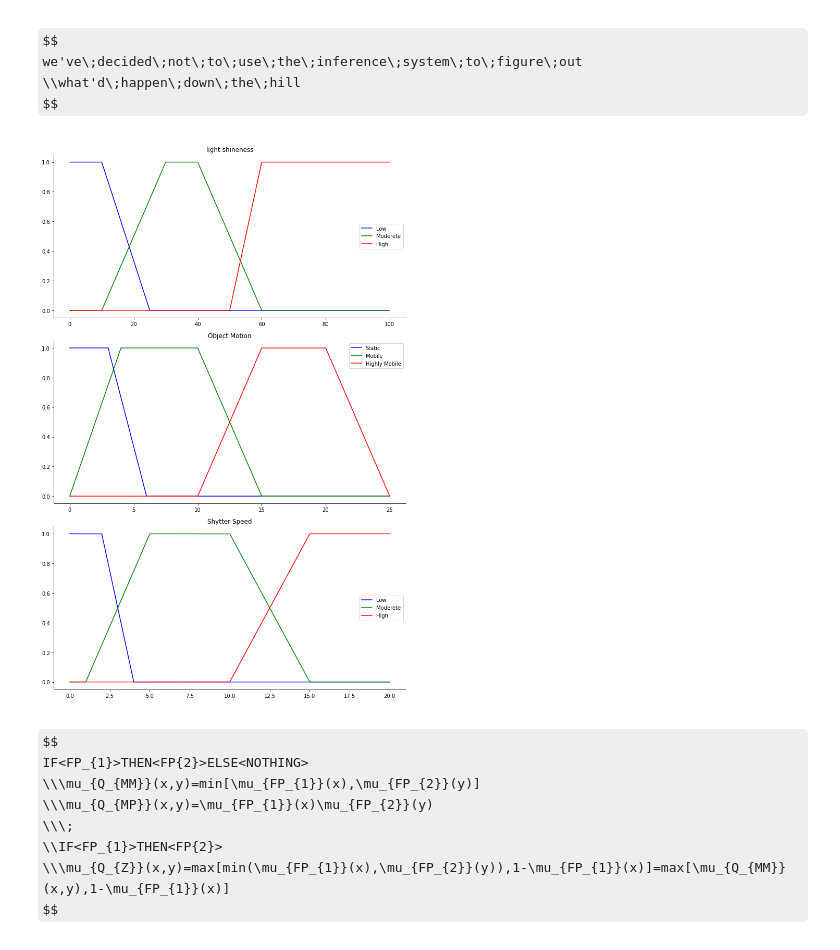
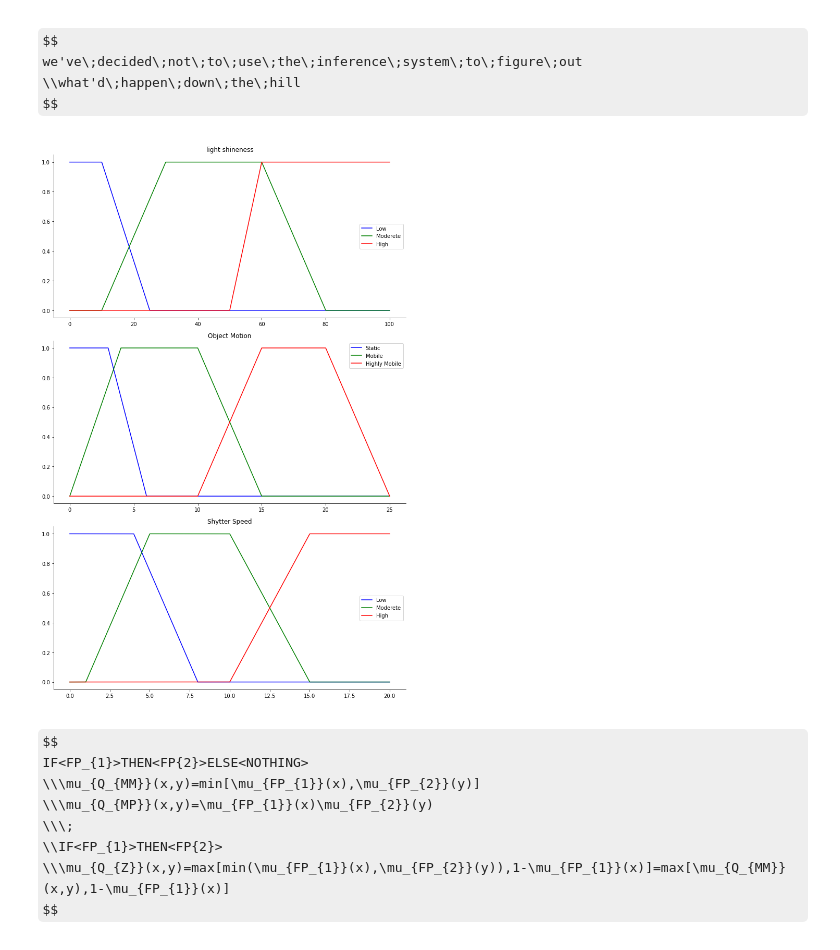
Before and after one commit to garfield-gray/Fuzzy, a Jupyter notebook: P#1.ipynb, the cells around one changed output. Saved outputs shown, nothing was run; the diff lists cells and outputs as text; code cells hidden in the pictures; some formulas as TeX source.

```diff
--- a/P#1.ipynb
+++ b/P#1.ipynb
@@ -26,48 +26,48 @@ x_ss  = np.arange(0, 20, 0.0001)
 
 # Generate fuzzy membership functions
 light_lo = fuzz.trapmf(x_light, [0, 0, 10, 25])
-light_md = fuzz.trapmf(x_light, [10, 30, 40, 60])
+light_md = fuzz.trapmf(x_light, [10, 30, 60, 80])
 light_hi = fuzz.trapmf(x_light, [50, 60, 100, 100])
 
 motion_st = fuzz.trapmf(x_motion, [0, 0, 3, 6])
 motion_mo = fuzz.trapmf(x_motion, [0, 4, 10, 15])
 motion_hi = fuzz.trapmf(x_motion, [10, 15, 20, 25])
 
-ss_lo = fuzz.trapmf(x_ss, [0, 0, 2, 4])
+ss_lo = fuzz.trapmf(x_ss, [0, 0, 4, 8])
 ss_md = fuzz.trapmf(x_ss, [1, 5, 10, 15])
 ss_hi = fuzz.trapmf(x_ss, [10, 15, 20, 20])
 
 # Visualize these universes and membership functions
 fig, (ax0, ax1, ax2) = plt.subplots(nrows=3, figsize=(10, 15))
 
 ax0.plot(x_light, light_lo, 'b', linewidth=1.5, label='Low')
 ax0.plot(x_light, light_md, 'g', linewidth=1.5, label='Moderete')
 ax0.plot(x_light, light_hi, 'r', linewidth=1.5, label='High')
 ax0.set_title('light shineness')
 ax0.legend()
 
 ax1.plot(x_motion, motion_st, 'b', linewidth=1.5, label='Static')
 ax1.plot(x_motion, motion_mo, 'g', linewidth=1.5, label='Mobile')
 ax1.plot(x_motion, motion_hi, 'r', linewidth=1.5, label='Highly Mobile')
 ax1.set_title('Object Motion')
 ax1.legend()
 
 ax2.plot(x_ss, ss_lo, 'b', linewidth=1.5, label='Low')
 ax2.plot(x_ss, ss_md, 'g', linewidth=1.5, label='Moderete')
 ax2.plot(x_ss, ss_hi, 'r', linewidth=1.5, label='High')
 ax2.set_title('Shytter Speed')
 ax2.legend()
 
 # Turn off top/right axes
 for ax in (ax0, ax1, ax2):
     ax.spines['top'].set_visible(False)
     ax.spines['right'].set_visible(False)
     ax.get_xaxis().tick_bottom()
     ax.get_yaxis().tick_left()
 
 plt.tight_layout()
 # %% [output]
-[figure, old version]
+[figure, new version]
 # %% [markdown]
 $$
 IF<FP_{1}>THEN<FP{2}>ELSE<NOTHING>
```
Also changed, not shown: parts of 2 cells of this notebook.
